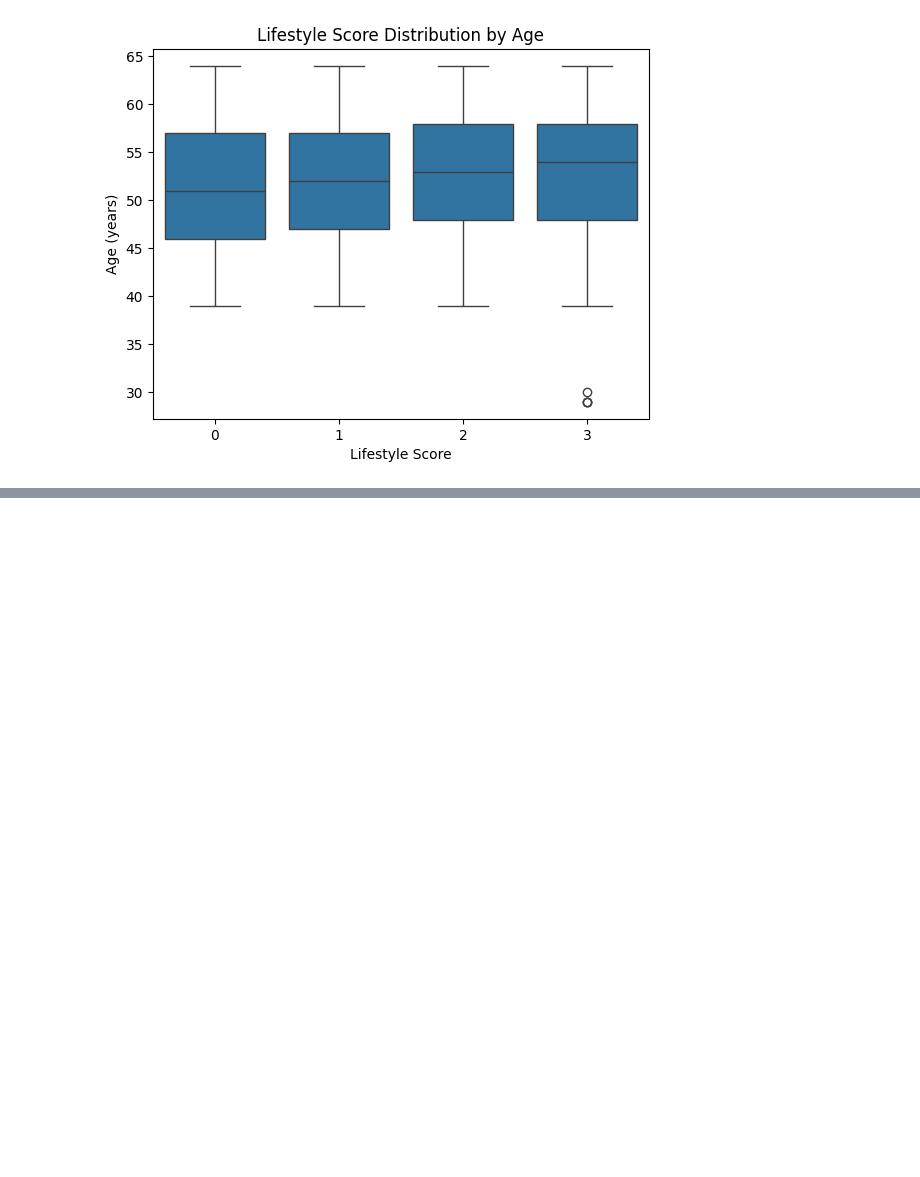
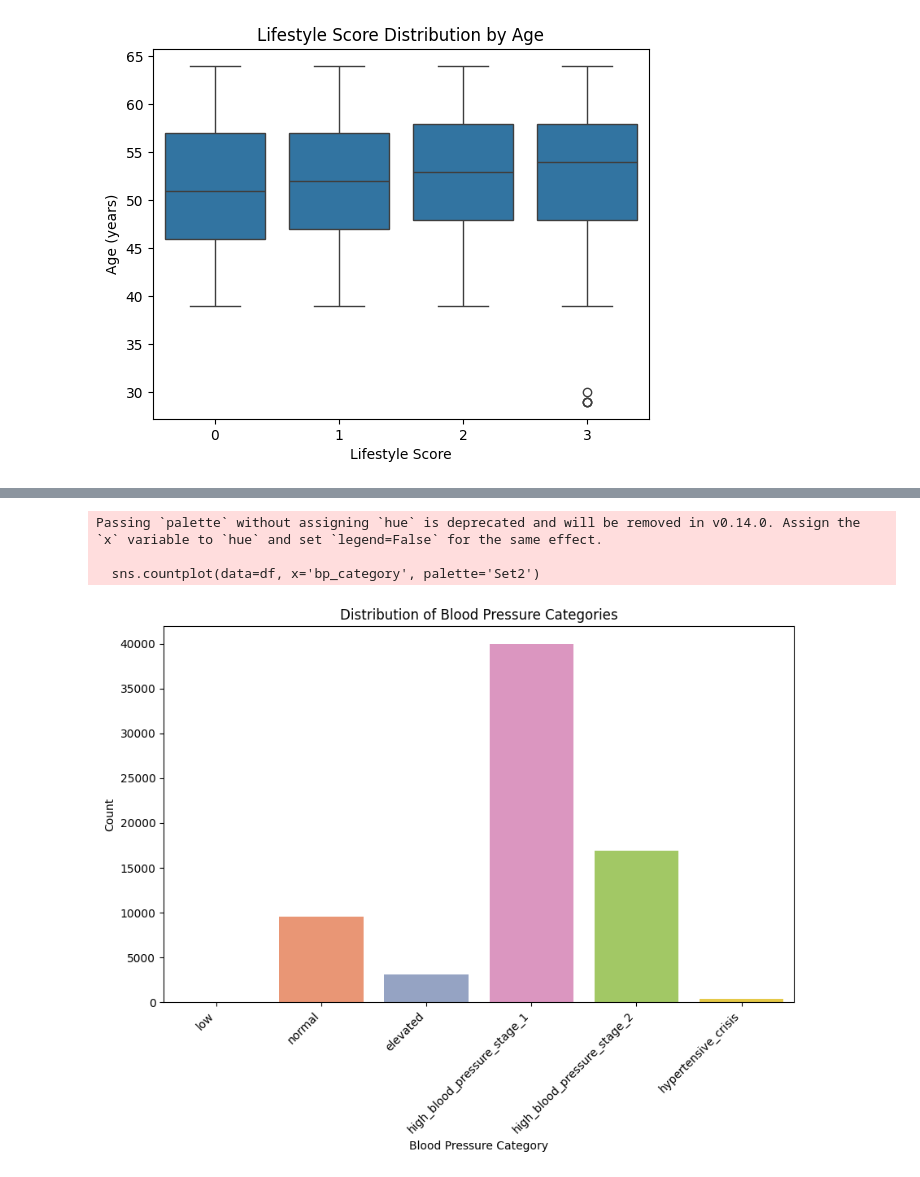
Before and after one commit to smbock42/data301final, a Jupyter notebook: DataExploration.ipynb, the cells around one changed output, grey strips where cells are left out. Saved outputs shown, nothing was run; the diff lists cells and outputs as text; code cells hidden in the pictures; blank space fills up the shorter version.

```diff
--- a/DataExploration.ipynb
+++ b/DataExploration.ipynb
@@ -212,0 +222,29 @@ TypeError: ufunc 'divide' not supported for the input types, and the inputs coul
+# %%
+import seaborn as sns
+
+import matplotlib.pyplot as plt
+from pandas.api.types import CategoricalDtype
+
+# Define the new order of the categories
+new_order = ['low', 'normal', 'elevated', 'high_blood_pressure_stage_1', 'high_blood_pressure_stage_2', 'hypertensive_crisis']
+
+# Create a new categorical data type with the new order
+bp_category_dtype = CategoricalDtype(categories=new_order, ordered=True)
+
+# Change the data type of the 'bp_category' column to the new categorical data type
+df['bp_category'] = df['bp_category'].astype(bp_category_dtype)
+
+plt.figure(figsize=(10, 6))
+sns.countplot(data=df, x='bp_category', palette='Set2')
+plt.title('Distribution of Blood Pressure Categories')
+plt.xlabel('Blood Pressure Category')
+plt.ylabel('Count')
+
+
+plt.xticks(rotation=45, ha='right')
+plt.show()
+# %% [output]
+Passing `palette` without assigning `hue` is deprecated and will be removed in v0.14.0. Assign the `x` variable to `hue` and set `legend=False` for the same effect.
+
+  sns.countplot(data=df, x='bp_category', palette='Set2')
+[figure, added]
```
Also changed, not shown: parts of 5 cells of this notebook, 7 other files.
